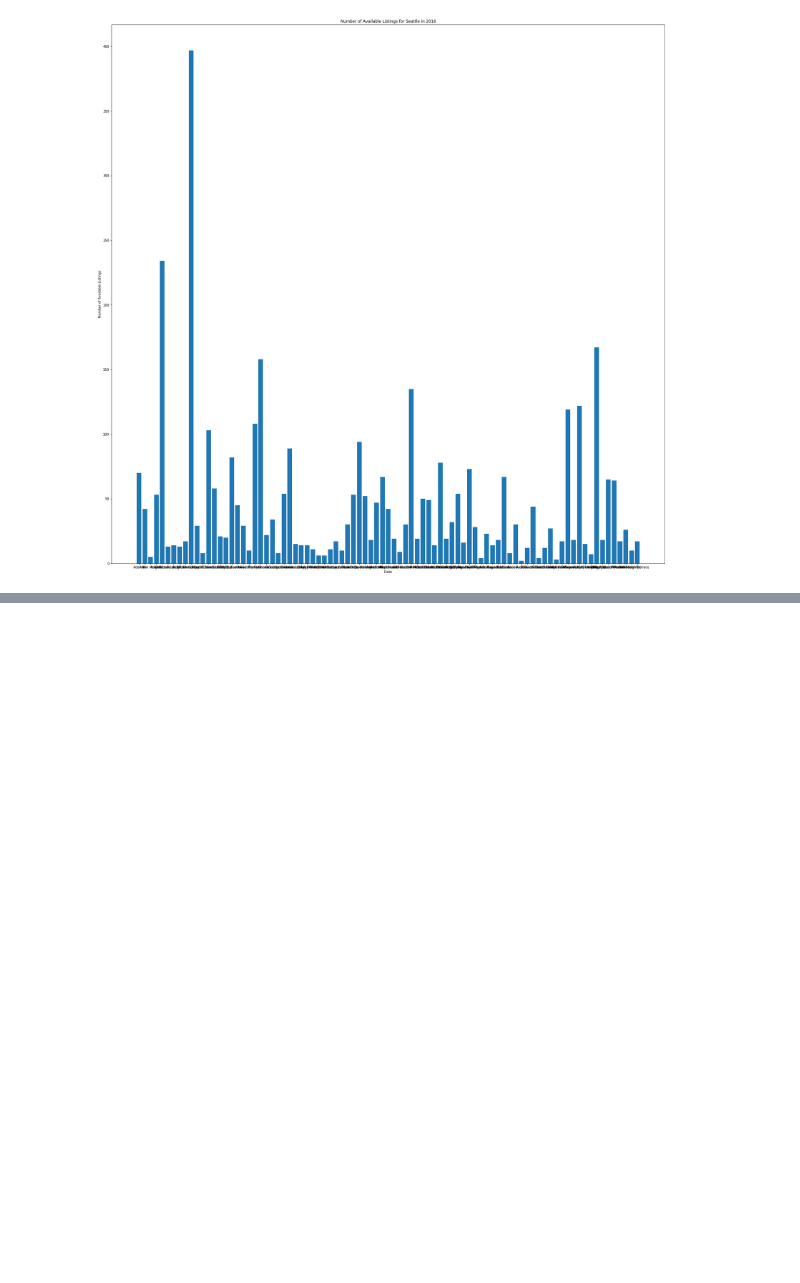
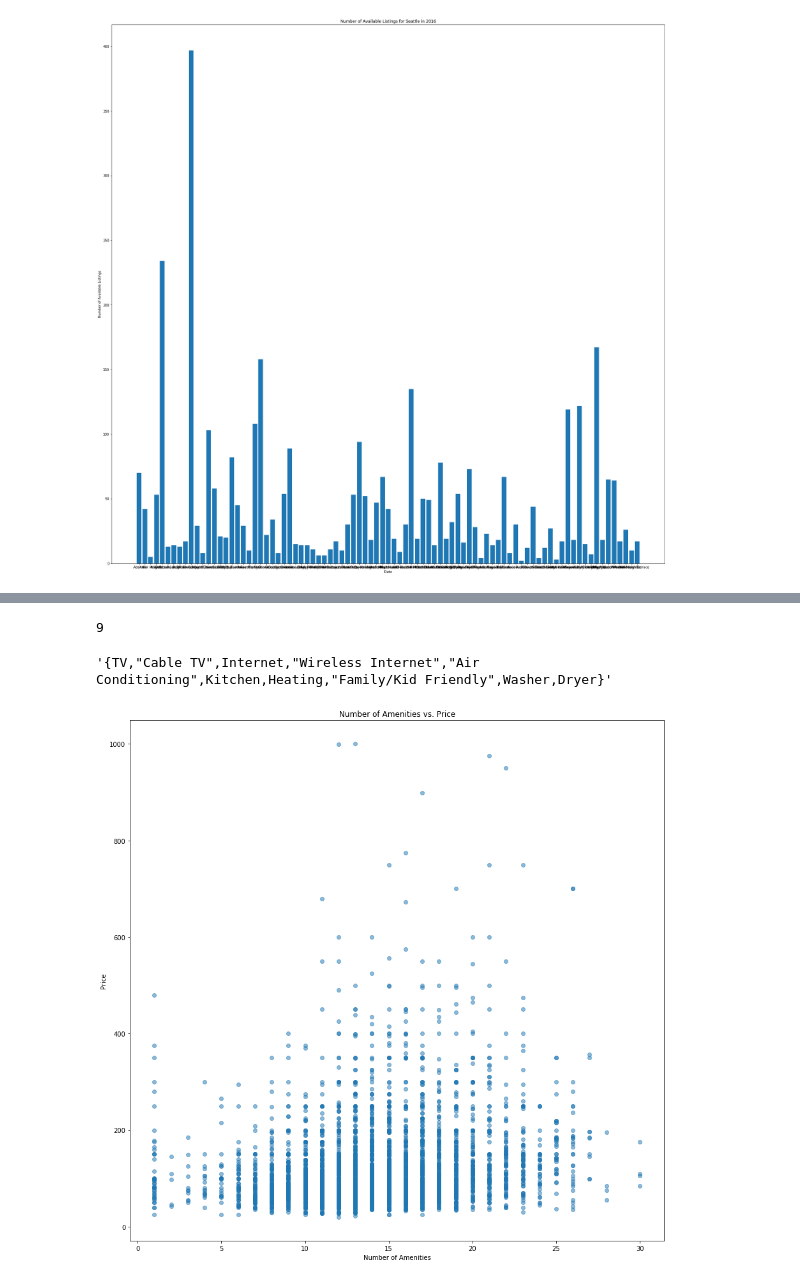
Before and after one commit to kevinhuynh23/RACK, a Jupyter notebook: analysis.ipynb, the cells around one changed output, grey strips where cells are left out. Cells and saved outputs as stored; diff of their text form; code cells hidden in the pictures; blank space fills up the shorter version.

```diff
--- a/analysis.ipynb
+++ b/analysis.ipynb
@@ -140,0 +196,21 @@ plt.show()
+# %%
+lis.amenities[0].count(',')
+# %% [output]
+9
+# %%
+lis.amenities[0]
+# %% [output]
+'{TV,"Cable TV",Internet,"Wireless Internet","Air Conditioning",Kitchen,Heating,"Family/Kid Friendly",Washer,Dryer}'
+# %%
+lis['amenities_count'] = lis.amenities.apply(lambda x: x.count(',') + 1)
+#cal['datetime'] = cal.date.apply(lambda x: datetime.strptime(x, '%Y-%m-%d'))
+# %%
+# Graph of number of amenities vs. price
+fig_num_amenities_vs_price = plt.figure(figsize = (15, 15))
+plt.scatter(lis.amenities_count, lis.price_int, alpha = 0.5)
+plt.xlabel('Number of Amenities')
+plt.ylabel('Price')
+plt.title('Number of Amenities vs. Price')
+plt.show()
+# %% [output]
+[figure, added]
```
Also changed, not shown: parts of 13 cells of this notebook, 1 other file.
